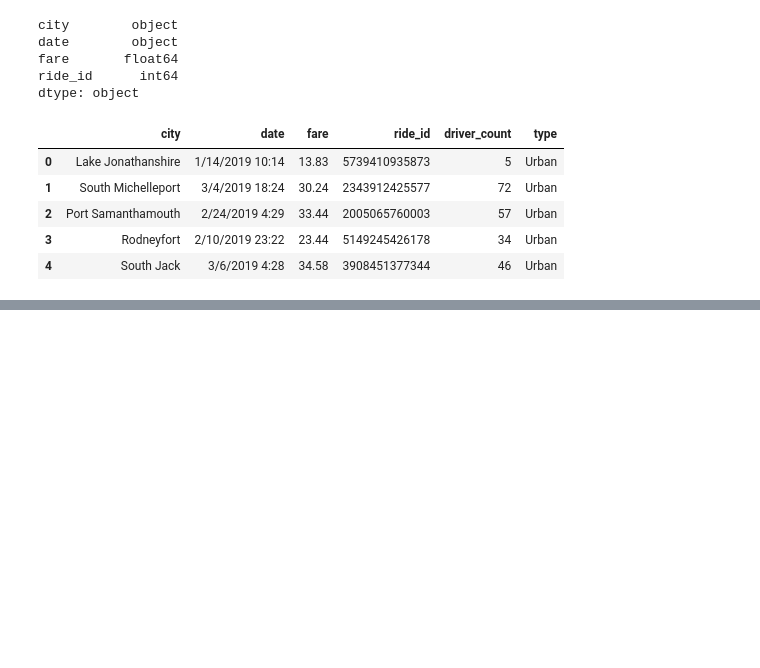
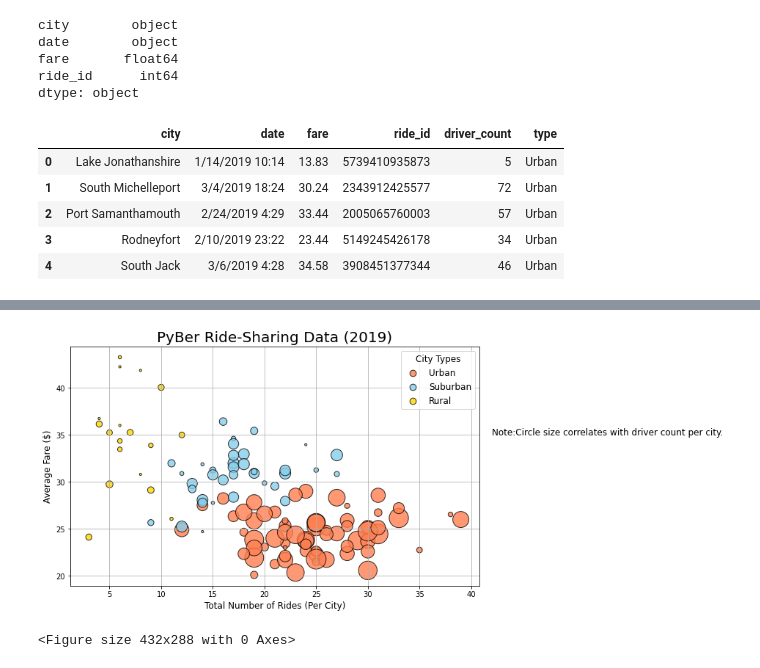
Before and after one commit to hwaijiinlee/PyBer_Analysis, a Jupyter notebook: PyBer.ipynb, the cells around one changed output, grey strips where cells are left out. Drawn from its saved outputs; the diff is of its cells as text; code cells hidden in the pictures; blank space fills up the shorter version.

```diff
--- a/PyBer.ipynb
+++ b/PyBer.ipynb
@@ -126,0 +258,41 @@ pyber_data_df.head()
+# %%
+#add the scatter charts for each type of city
+#enlarge the figure size
+plt.subplots(figsize=(10,6))
+
+#plot the scatter
+plt.scatter(urban_ride_count, urban_avg_fare, color="coral", edgecolor="black", linewidths=1, alpha=0.8,
+            label="Urban", s=10*urban_driver_count)
+plt.scatter(suburban_ride_count, suburban_avg_fare, color="skyblue", edgecolor="black", linewidths=1, alpha=0.8,
+            label="Suburban", s=10*suburban_driver_count)
+plt.scatter(rural_ride_count, rural_avg_fare, color="gold", edgecolor="black", linewidths=1, alpha=0.8,
+            label="Rural", s=10*rural_driver_count)
+
+#create labels with font size 12
+plt.ylabel("Average Fare ($)", fontsize=12)
+plt.xlabel("Total Number of Rides (Per City)", fontsize=12)
+
+#create title with font size 20
+plt.title("PyBer Ride-Sharing Data (2019)", fontsize=20)
+
+#add grid
+plt.grid(True)
+
+#create a legend
+lgnd = plt.legend(fontsize="12", mode="Expanded", scatterpoints=1, loc="best", title="City Types")
+lgnd.legendHandles[0]._sizes = [75]
+lgnd.legendHandles[1]._sizes = [75]
+lgnd.legendHandles[2]._sizes = [75]
+lgnd.get_title().set_fontsize(12)
+
+#incorporate text label about circle size
+plt.text(42,35, "Note:Circle size correlates with driver count per city.", fontsize=12)
+
+#show the plot
+plt.show()
+
+#save the figure
+plt.savefig("analysis/Fig1.png")
+# %% [output]
+[figure, added]
+<Figure size 432x288 with 0 Axes>
```
Also changed, not shown: parts of 11 cells of this notebook.
